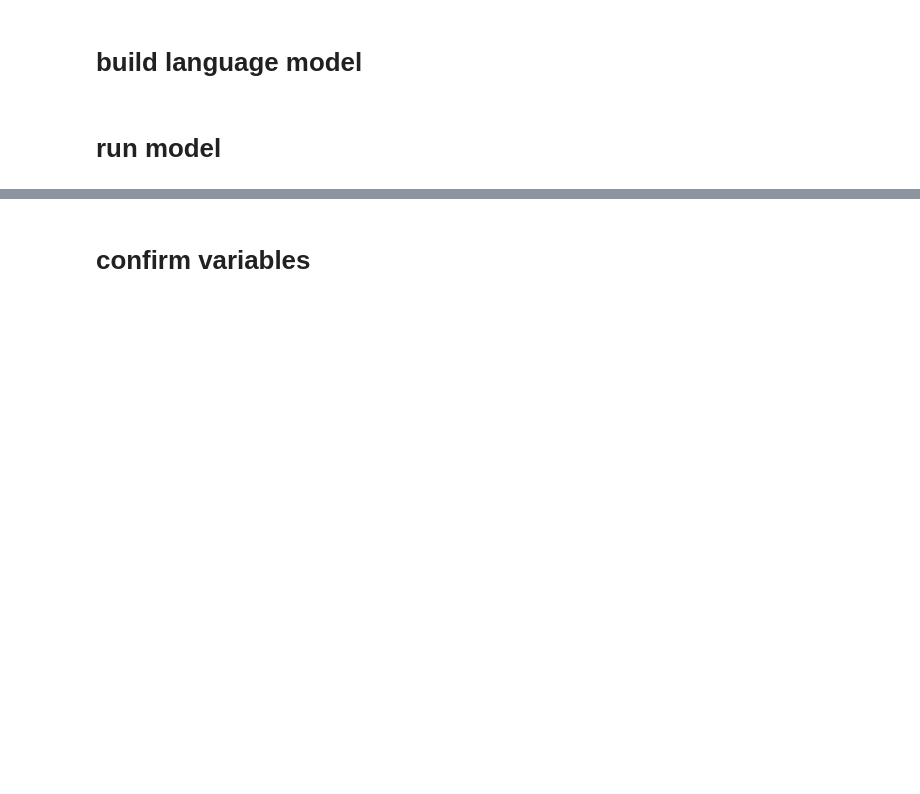
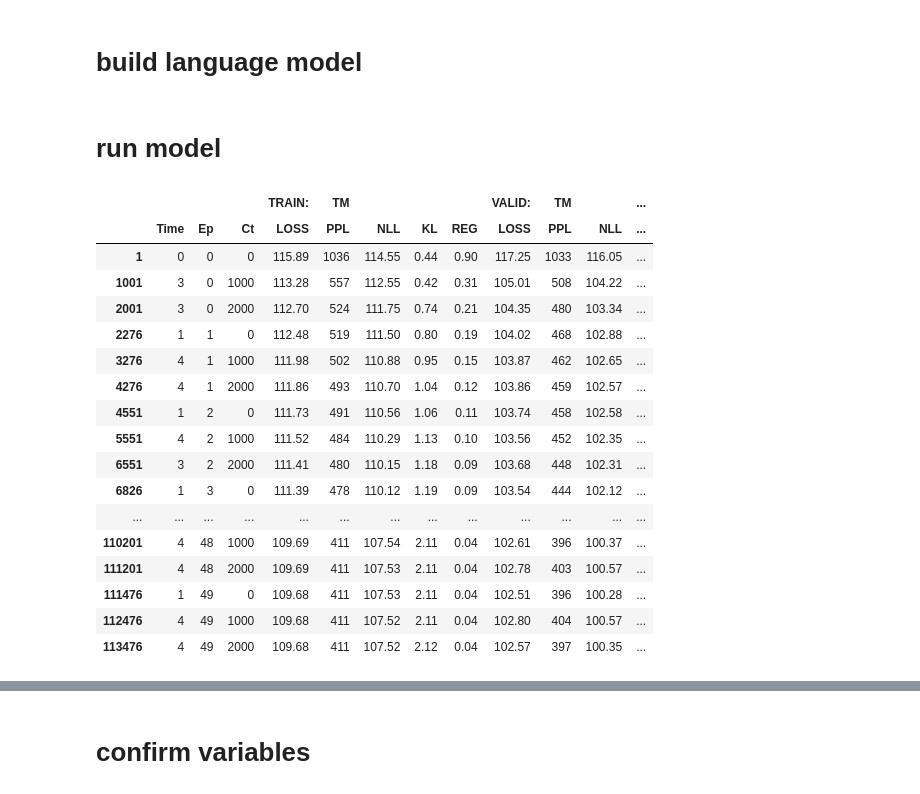
Before and after one commit to numarrsh/tsntm, a Jupyter notebook: TOPIC-VAE.ipynb, the cells around one changed output, grey strips where cells are left out. Saved outputs shown, nothing was run; the diff lists cells and outputs as text; code cells hidden in the pictures; blank space fills up the shorter version.

Commit message:
start hierarchical modeling

```diff
--- a/TOPIC-VAE.ipynb
+++ b/TOPIC-VAE.ipynb
@@ -85,3 +101,7 @@ Number of train examples: 39553
+# %%
+train_batches = get_batches(instances_train, config.batch_size)
+dev_batches = get_batches(instances_dev, config.batch_size)
+test_batches = get_test_batches(instances_test, config.batch_size)
 # %%
 flags.DEFINE_integer('PAD_IDX', word_to_idx[PAD], 'PAD_IDX')
 flags.DEFINE_integer('UNK_IDX', word_to_idx[UNK], 'UNK_IDX')
@@ -195,0 +246,81 @@ for ct, batch in train_batches:
+# %%
+if 'sess' in globals(): sess.close()
+sess = tf.Session()
+sess.run(tf.global_variables_initializer())
+
+losses_train = []
+ppls_train = []
+loss_min = np.inf
+beta_eval = 1.
+epoch = 0
+train_batches = get_batches(instances_train, config.batch_size, iterator=True)
+saver = tf.train.Saver(max_to_keep=10)
+
+log_df = pd.DataFrame(columns=pd.MultiIndex.from_tuples(
+                    list(zip(*[['','','','TRAIN:','TM','','','','VALID:','TM','','',''],
+                            ['Time','Ep','Ct','LOSS','PPL','NLL','KL','REG','LOSS','PPL','NLL','KL','REG']]))))
+# %%
+if len(log_df) == 0:
+    cmd_rm = 'rm -r %s' % config.modeldir
+    res = subprocess.call(cmd_rm.split())
+
+    cmd_mk = 'mkdir %s' % config.modeldir
+    res = subprocess.call(cmd_mk.split())
+
+time_start = time.time()
+while epoch < config.epochs:
+    for ct, batch in train_batches:
+        feed_dict = get_feed_dict(batch)
+
+        _, loss_batch, topic_loss_recon_batch, topic_loss_kl_batch, topic_loss_reg_batch, ppls_batch = \
+        sess.run([opt, loss, topic_loss_recon, topic_loss_kl, topic_loss_reg, topic_ppls], feed_dict = feed_dict)
+
+        losses_train += [[loss_batch, topic_loss_recon_batch, topic_loss_kl_batch, topic_loss_reg_batch]]
+        ppls_train += list(ppls_batch)
+
+        if ct%config.log_period==0:
+            loss_train, topic_loss_recon_train, topic_loss_kl_train, topic_loss_reg_train = np.mean(losses_train, 0)
+            ppl_train = np.exp(np.mean(ppls_train))
+            loss_dev, topic_loss_recon_dev, topic_loss_kl_dev, topic_loss_reg_dev, ppl_dev = get_loss(sess, dev_batches)
+            global_step_log = sess.run(tf.train.get_global_step())
+
+#             if loss_dev < loss_min:
+#                 loss_min = loss_dev
+#                 saver.save(sess, config.modelpath, global_step=global_step_log)
+
+            clear_output()
+
+            time_log = int(time.time() - time_start)
+            log_series = pd.Series([time_log, epoch, ct, \
+                    '%.2f'%loss_train, '%.0f'%ppl_train, '%.2f'%topic_loss_recon_train, '%.2f'%topic_loss_kl_train, '%.2f'%topic_loss_reg_train, \
+                    '%.2f'%loss_dev, '%.0f'%ppl_dev, '%.2f'%topic_loss_recon_dev, '%.2f'%topic_loss_kl_dev, '%.2f'%topic_loss_reg_dev],
+                    index=log_df.columns)
+            log_df.loc[global_step_log] = log_series
+            display(log_df)
+
+            # visualize topic
+            print_topic_sample()
+
+            time_start = time.time()
+
+    epoch += 1
+    train_batches = get_batches(instances_train, config.batch_size, iterator=True)
+# %% [output]
+|  |  |  |  | TRAIN: | TM |  |  |  | VALID: | TM |  | ... |
+|  | Time | Ep | Ct | LOSS | PPL | NLL | KL | REG | LOSS | PPL | NLL | ... |
+| 1 | 0 | 0 | 0 | 115.89 | 1036 | 114.55 | 0.44 | 0.90 | 117.25 | 1033 | 116.05 | ... |
+| 1001 | 3 | 0 | 1000 | 113.28 | 557 | 112.55 | 0.42 | 0.31 | 105.01 | 508 | 104.22 | ... |
+| 2001 | 3 | 0 | 2000 | 112.70 | 524 | 111.75 | 0.74 | 0.21 | 104.35 | 480 | 103.34 | ... |
+| 2276 | 1 | 1 | 0 | 112.48 | 519 | 111.50 | 0.80 | 0.19 | 104.02 | 468 | 102.88 | ... |
+| 3276 | 4 | 1 | 1000 | 111.98 | 502 | 110.88 | 0.95 | 0.15 | 103.87 | 462 | 102.65 | ... |
+| 4276 | 4 | 1 | 2000 | 111.86 | 493 | 110.70 | 1.04 | 0.12 | 103.86 | 459 | 102.57 | ... |
+| 4551 | 1 | 2 | 0 | 111.73 | 491 | 110.56 | 1.06 | 0.11 | 103.74 | 458 | 102.58 | ... |
+| 5551 | 4 | 2 | 1000 | 111.52 | 484 | 110.29 | 1.13 | 0.10 | 103.56 | 452 | 102.35 | ... |
+| 6551 | 3 | 2 | 2000 | 111.41 | 480 | 110.15 | 1.18 | 0.09 | 103.68 | 448 | 102.31 | ... |
+| 6826 | 1 | 3 | 0 | 111.39 | 478 | 110.12 | 1.19 | 0.09 | 103.54 | 444 | 102.12 | ... |
+| ... | ... | ... | ... | ... | ... | ... | ... | ... | ... | ... | ... | ... |
+| 110201 | 4 | 48 | 1000 | 109.69 | 411 | 107.54 | 2.11 | 0.04 | 102.61 | 396 | 100.37 | ... |
+| 111201 | 4 | 48 | 2000 | 109.69 | 411 | 107.53 | 2.11 | 0.04 | 102.78 | 403 | 100.57 | ... |
+| 111476 | 1 | 49 | 0 | 109.68 | 411 | 107.53 | 2.11 | 0.04 | 102.51 | 396 | 100.28 | ... |
+| 112476 | 4 | 49 | 1000 | 109.68 | 411 | 107.52 | 2.11 | 0.04 | 102.80 | 404 | 100.57 | ... |
+| 113476 | 4 | 49 | 2000 | 109.68 | 411 | 107.52 | 2.12 | 0.04 | 102.57 | 397 | 100.35 | ... |
```
Also changed, not shown: parts of 13 cells of this notebook, 2 other files.
